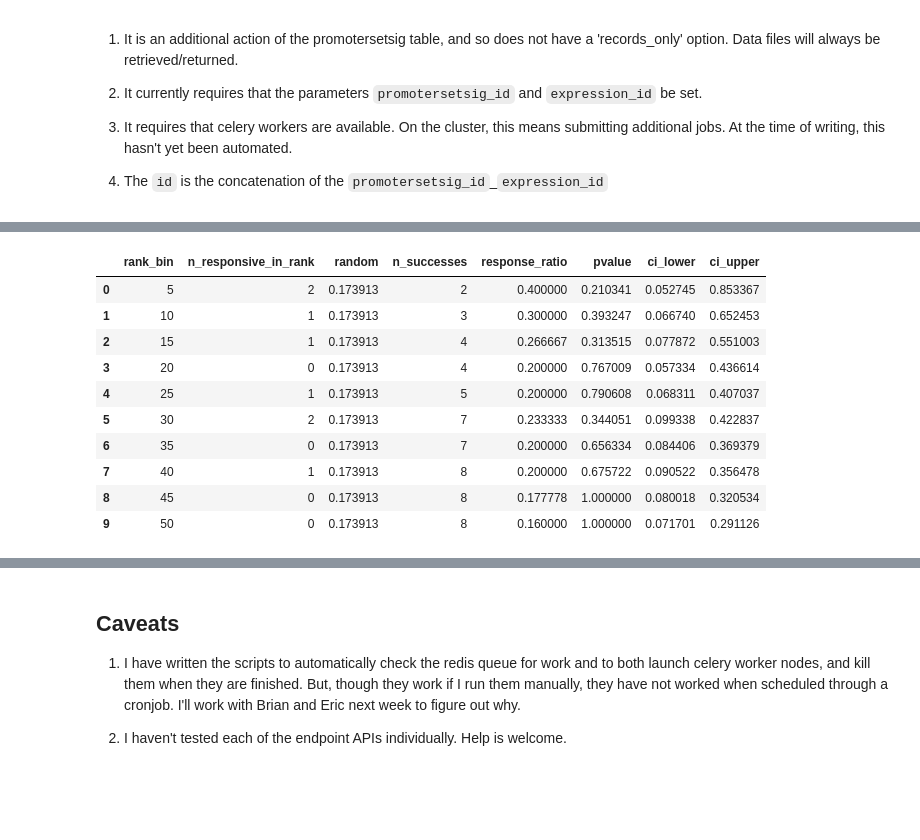
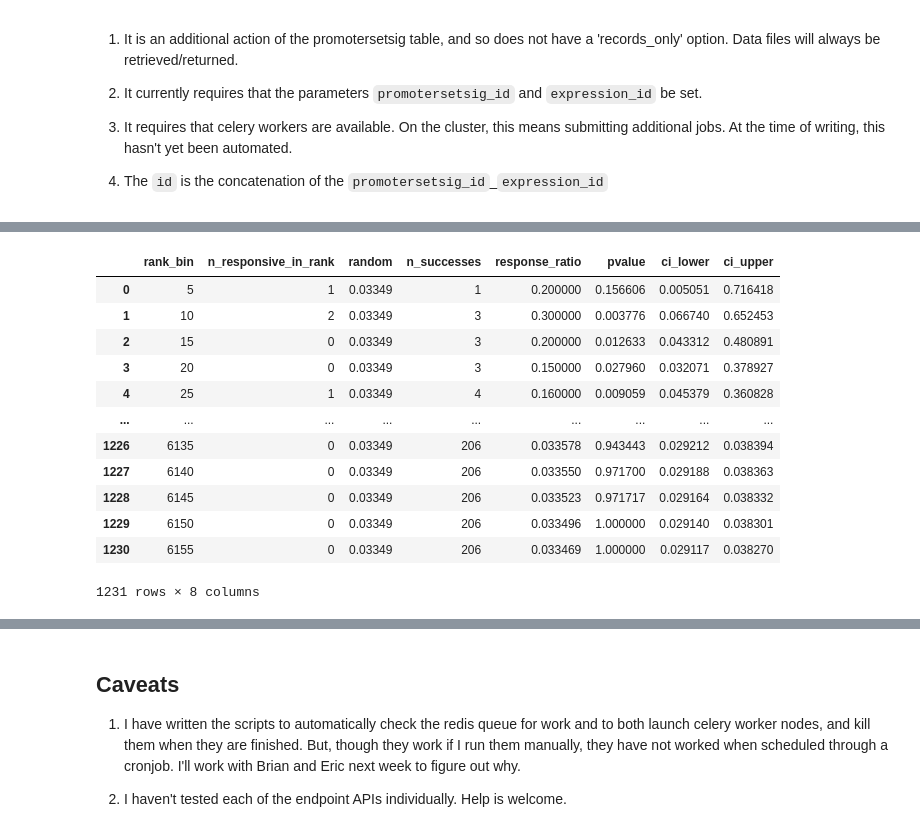
Before and after one commit to BrentLab/yeastdnnexplorer, a Jupyter notebook: docs/tutorials/database_interface.ipynb, the cells around one changed output, grey strips where cells are left out. Saved outputs shown, nothing was run; the diff lists cells and outputs as text; code cells hidden in the pictures; blank space fills up the shorter version.

```diff
--- a/docs/tutorials/database_interface.ipynb
+++ b/docs/tutorials/database_interface.ipynb
@@ -311,14 +325,16 @@ result.get("metadata")
 # %%
-result.get("data").get("8783_4563")
+result.get("data").get("6538_3204")
 # %% [output]
 |  | rank_bin | n_responsive_in_rank | random | n_successes | response_ratio | pvalue | ci_lower | ci_upper |
-| 0 | 5 | 2 | 0.173913 | 2 | 0.400000 | 0.210341 | 0.052745 | 0.853367 |
-| 1 | 10 | 1 | 0.173913 | 3 | 0.300000 | 0.393247 | 0.066740 | 0.652453 |
-| 2 | 15 | 1 | 0.173913 | 4 | 0.266667 | 0.313515 | 0.077872 | 0.551003 |
-| 3 | 20 | 0 | 0.173913 | 4 | 0.200000 | 0.767009 | 0.057334 | 0.436614 |
-| 4 | 25 | 1 | 0.173913 | 5 | 0.200000 | 0.790608 | 0.068311 | 0.407037 |
-| 5 | 30 | 2 | 0.173913 | 7 | 0.233333 | 0.344051 | 0.099338 | 0.422837 |
-| 6 | 35 | 0 | 0.173913 | 7 | 0.200000 | 0.656334 | 0.084406 | 0.369379 |
-| 7 | 40 | 1 | 0.173913 | 8 | 0.200000 | 0.675722 | 0.090522 | 0.356478 |
-| 8 | 45 | 0 | 0.173913 | 8 | 0.177778 | 1.000000 | 0.080018 | 0.320534 |
-| 9 | 50 | 0 | 0.173913 | 8 | 0.160000 | 1.000000 | 0.071701 | 0.291126 |
+| 0 | 5 | 1 | 0.03349 | 1 | 0.200000 | 0.156606 | 0.005051 | 0.716418 |
+| 1 | 10 | 2 | 0.03349 | 3 | 0.300000 | 0.003776 | 0.066740 | 0.652453 |
+| 2 | 15 | 0 | 0.03349 | 3 | 0.200000 | 0.012633 | 0.043312 | 0.480891 |
+| 3 | 20 | 0 | 0.03349 | 3 | 0.150000 | 0.027960 | 0.032071 | 0.378927 |
+| 4 | 25 | 1 | 0.03349 | 4 | 0.160000 | 0.009059 | 0.045379 | 0.360828 |
+| ... | ... | ... | ... | ... | ... | ... | ... | ... |
+| 1226 | 6135 | 0 | 0.03349 | 206 | 0.033578 | 0.943443 | 0.029212 | 0.038394 |
+| 1227 | 6140 | 0 | 0.03349 | 206 | 0.033550 | 0.971700 | 0.029188 | 0.038363 |
+| 1228 | 6145 | 0 | 0.03349 | 206 | 0.033523 | 0.971717 | 0.029164 | 0.038332 |
+| 1229 | 6150 | 0 | 0.03349 | 206 | 0.033496 | 1.000000 | 0.029140 | 0.038301 |
+| 1230 | 6155 | 0 | 0.03349 | 206 | 0.033469 | 1.000000 | 0.029117 | 0.038270 |
+1231 rows × 8 columns
```
Also changed, not shown: parts of 13 cells of this notebook, 1 other file.
